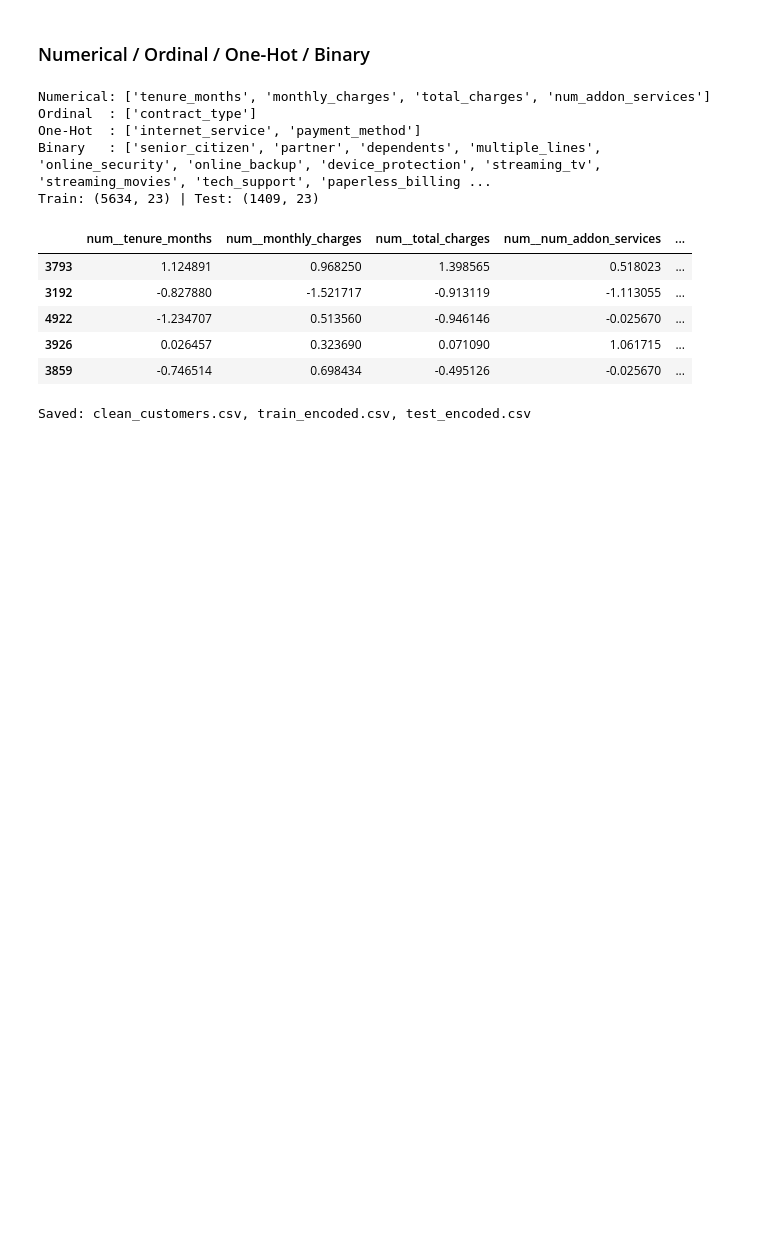
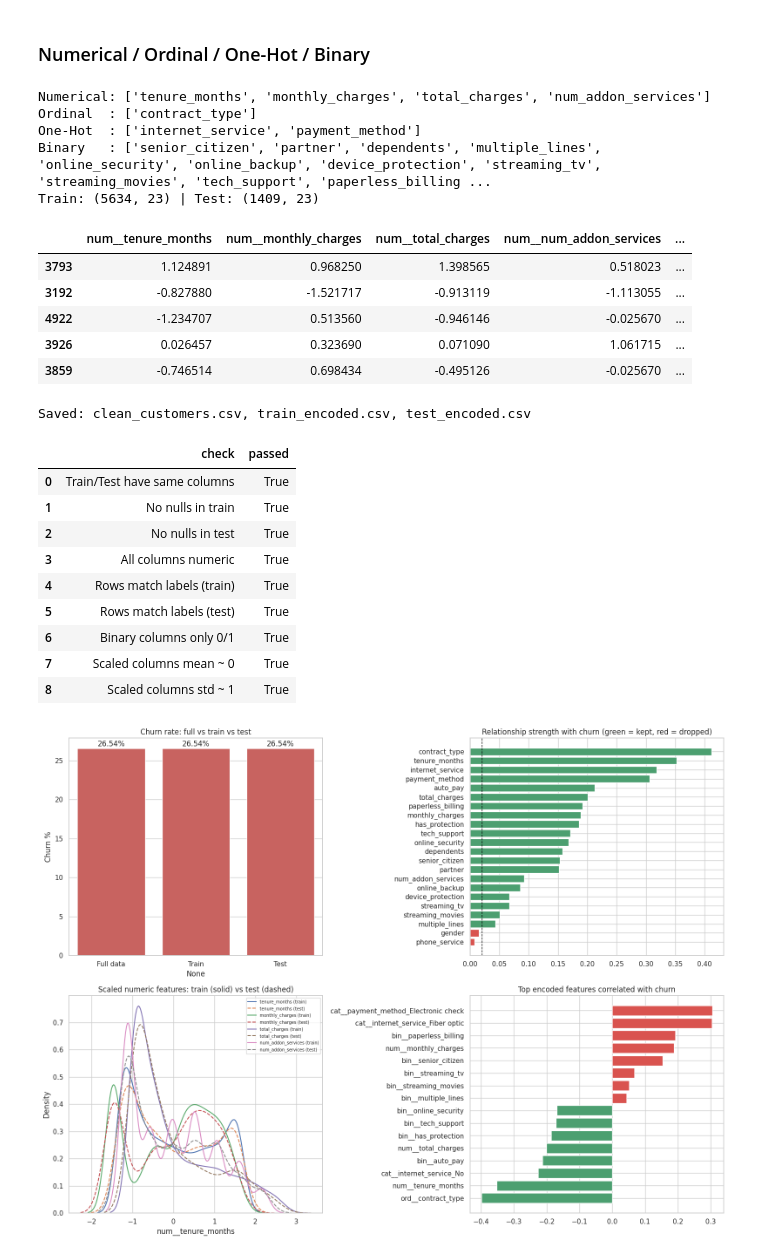
Before and after one commit to ebrahim-hassan-git-hup/Customer-Churn-Intelligence-Retention-System, a Jupyter notebook: Rahma Yasser(phase2).ipynb, the cells around one changed output. Saved outputs shown, nothing was run; the diff lists cells and outputs as text; code cells hidden in the pictures; blank space fills up the shorter version.

```diff
--- a/Rahma Yasser(phase2).ipynb
+++ b/Rahma Yasser(phase2).ipynb
@@ -528,3 +528,63 @@ X_test_enc.assign(churn=y_test.values).to_csv("/content/data/processed/test_enco
 print("Saved: clean_customers.csv, train_encoded.csv, test_encoded.csv")
 # %% [output]
 Saved: clean_customers.csv, train_encoded.csv, test_encoded.csv
+# %%
+# %% ================= Final Validation: sanity checks + plots =================
+# 1) Sanity checks
+checks = {
+    "Train/Test have same columns": list(X_train_enc.columns) == list(X_test_enc.columns),
+    "No nulls in train": int(X_train_enc.isnull().sum().sum()) == 0,
+    "No nulls in test": int(X_test_enc.isnull().sum().sum()) == 0,
+    "All columns numeric": all(np.issubdtype(t, np.number) for t in X_train_enc.dtypes),
+    "Rows match labels (train)": len(X_train_enc) == len(y_train),
+    "Rows match labels (test)": len(X_test_enc) == len(y_test),
+    "Binary columns only 0/1": all(set(X_train_enc[f"bin__{c}"].unique()) <= {0, 1} for c in binary_cols),
+    "Scaled columns mean ~ 0": bool(np.allclose(X_train_enc[[f"num__{c}" for c in numerical_cols]].mean(), 0, atol=1e-6)),
+    "Scaled columns std ~ 1": bool(np.allclose(X_train_enc[[f"num__{c}" for c in numerical_cols]].std(ddof=0), 1, atol=1e-6)),
+}
+display(pd.DataFrame({"check": checks.keys(), "passed": checks.values()}))
+assert all(checks.values()), "A check failed, see the table above"
+
+# 2) Plots
+fig, axes = plt.subplots(2, 2, figsize=(16, 12))
+
+# a) churn rate in train vs test (stratify worked)
+rates = pd.Series({"Full data": y.mean() * 100, "Train": y_train.mean() * 100, "Test": y_test.mean() * 100})
+sns.barplot(x=rates.index, y=rates.values, ax=axes[0, 0], color="#D9534F")
+for i, v in enumerate(rates.values):
+    axes[0, 0].text(i, v + 0.3, f"{v:.2f}%", ha="center")
+axes[0, 0].set_title("Churn rate: full vs train vs test"); axes[0, 0].set_ylabel("Churn %")
+
+# b) feature strength, kept vs dropped
+colors = ["#4C9F70" if k else "#D9534F" for k in sel["keep"]]
+axes[0, 1].barh(sel["feature"][::-1], sel["strength"][::-1], color=colors[::-1])
+axes[0, 1].axvline(MIN_STRENGTH, color="black", linestyle="--", linewidth=1)
+axes[0, 1].set_title("Relationship strength with churn (green = kept, red = dropped)")
+
+# c) scaled numeric features: train vs test distributions
+for c in numerical_cols:
+    sns.kdeplot(X_train_enc[f"num__{c}"], ax=axes[1, 0], label=f"{c} (train)")
+    sns.kdeplot(X_test_enc[f"num__{c}"], ax=axes[1, 0], linestyle="--", label=f"{c} (test)")
+axes[1, 0].set_title("Scaled numeric features: train (solid) vs test (dashed)")
+axes[1, 0].legend(fontsize=7)
+
+# d) correlation of every encoded feature with churn
+enc_corr = X_train_enc.corrwith(y_train).sort_values()
+top = pd.concat([enc_corr.head(8), enc_corr.tail(8)])
+axes[1, 1].barh(top.index, top.values, color=["#4C9F70" if v < 0 else "#D9534F" for v in top.values])
+axes[1, 1].set_title("Top encoded features correlated with churn")
+
+plt.tight_layout()
+plt.show()
+# %% [output]
+|  | check | passed |
+| 0 | Train/Test have same columns | True |
+| 1 | No nulls in train | True |
+| 2 | No nulls in test | True |
+| 3 | All columns numeric | True |
+| 4 | Rows match labels (train) | True |
+| 5 | Rows match labels (test) | True |
+| 6 | Binary columns only 0/1 | True |
+| 7 | Scaled columns mean ~ 0 | True |
+| 8 | Scaled columns std ~ 1 | True |
+[figure, added]
```
